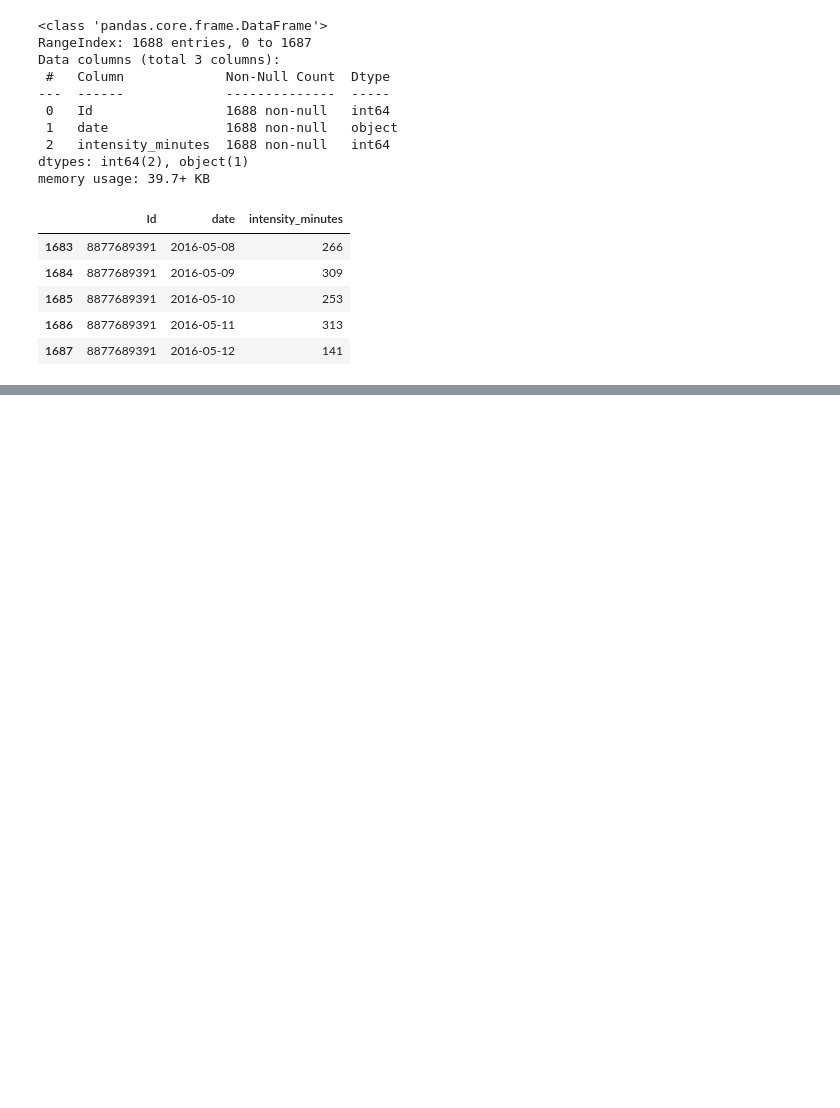
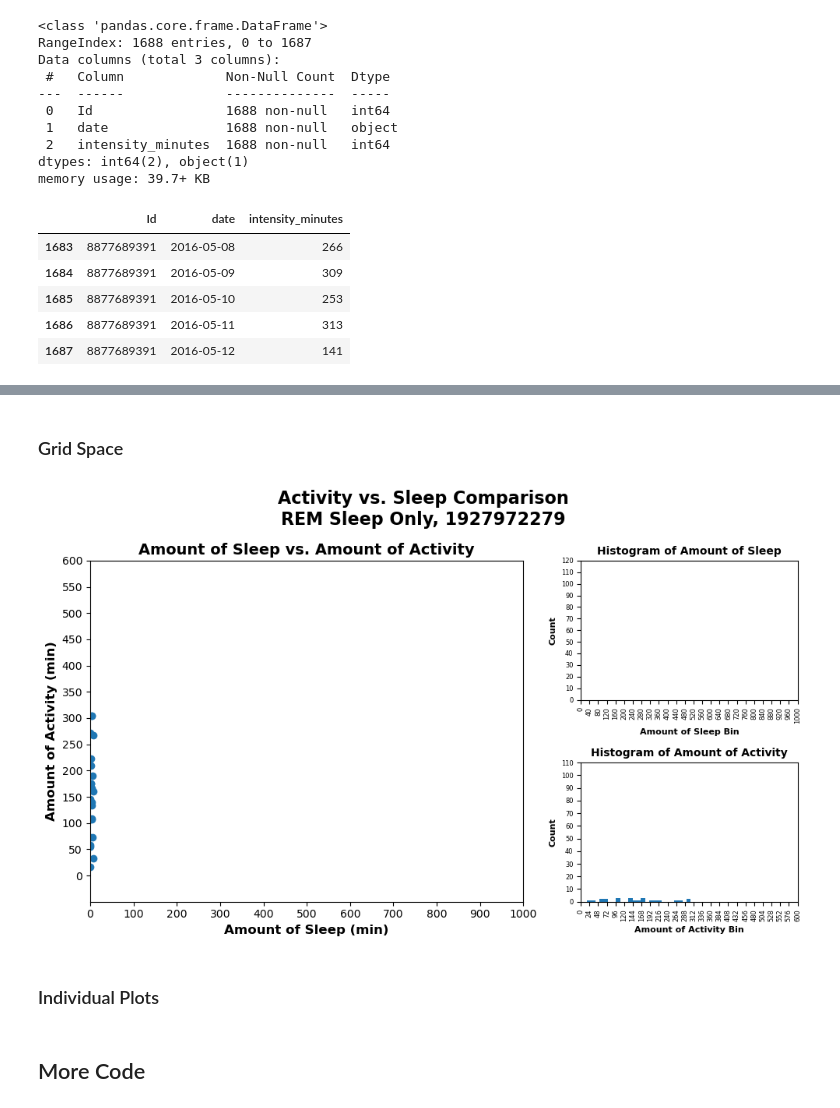
Before and after one commit to kashif45z2003/fitness_eda_Project, a Jupyter notebook: q2_sleep_impact.ipynb, the cells around one changed output, grey strips where cells are left out. Cells and saved outputs as stored; diff of their text form; code cells hidden in the pictures; blank space fills up the shorter version.

```diff
--- a/q2_sleep_impact.ipynb
+++ b/q2_sleep_impact.ipynb
@@ -203,0 +347,74 @@ plt.show()
+# %% [markdown]
+### Grid Space
+# %%
+#plot using GridSpec
+match sleep_level:
+    case("all"):
+        desc_sleep_level="All Sleep Levels"
+    case(1):
+        desc_sleep_level="Light Sleep Only"
+    case(2):
+        desc_sleep_level="Deep Sleep Only"
+    case(3):
+        desc_sleep_level="REM Sleep Only"
+
+match user_id:
+    case("all"):
+        desc_user_id="All Users"
+    case _:
+        desc_user_id=str(user_id)
+
+
+
+#create figure
+fig1=plt.figure(figsize=(10,6))
+fig1.suptitle(f"Activity vs. Sleep Comparison\n{desc_sleep_level}, {desc_user_id}", fontweight="bold", fontsize=16)
+
+#define GridSpec
+gs=fig1.add_gridspec(2,2, width_ratios=[2,1])
+
+#plot scatter
+ax1=fig1.add_subplot(gs[:,0])
+ax1.scatter(x=df_intensity_sleep_day["sleep_minutes"], y=df_intensity_sleep_day["intensity_minutes"])
+ax1.set_yticks(ticks=range(0,650,50))
+ax1.tick_params(axis="y", labelsize=10)
+ax1.set_ylim(-50,600)
+ax1.set_xticks(ticks=range(0,1100,100))
+ax1.set_xlim(0,1000)
+ax1.tick_params(axis="x", labelsize=10)
+ax1.set_xlabel("Amount of Sleep (min)",fontweight="bold",fontsize=12)
+ax1.set_ylabel("Amount of Activity (min)",fontweight="bold",fontsize=12)
+ax1.set_title("Amount of Sleep vs. Amount of Activity",fontweight="bold",fontsize=14)
+
+#plot histogram of sleep
+ax2=fig1.add_subplot(gs[0,1])
+ax2.hist(df_intensity_sleep_day["sleep_minutes"],bins=25)
+ax2.set_xlim(0,1000)
+ax2.set_xticks(ticks=range(0,1040,40))
+ax2.set_xlabel("Amount of Sleep Bin",fontweight="bold",fontsize=8)
+ax2.tick_params(axis="x", rotation=90,labelsize=6)
+ax2.set_ylim(0,120)
+ax2.set_yticks(ticks=range(0,130,10))
+ax2.set_ylabel("Count",fontweight="bold",fontsize=8)
+ax2.tick_params(axis="y",labelsize=6)
+ax2.set_title("Histogram of Amount of Sleep", fontweight="bold",fontsize=10)
+
+#plot histogram of activity
+ax3=fig1.add_subplot(gs[1,1])
+ax3.hist(df_intensity_sleep_day["intensity_minutes"],bins=25)
+ax3.set_xlim(0,600)
+ax3.set_xticks(ticks=range(0,613,24))
+ax3.set_xlabel("Amount of Activity Bin",fontweight="bold",fontsize=8)
+ax3.tick_params(axis="x", rotation=90,labelsize=6)
+ax3.set_ylim(0,110)
+ax3.set_yticks(ticks=range(0,120,10))
+ax3.set_ylabel("Count",fontweight="bold", fontsize=8)
+ax3.tick_params(axis="y",labelsize=6)
+ax3.set_title("Histogram of Amount of Activity", fontweight="bold",fontsize=10)
+
+plt.tight_layout()
+plt.show()
+# %% [output]
+[figure, added]
+# %% [markdown]
+### Individual Plots
@@ -204,3 +439,5 @@ plt.show()
+# %% [markdown]
+## More Code
 # %%
 #outliers
 quartiles=df_intensity_sleep_day["sleep_minutes"].quantile([0.25,0.5,0.75])
```
Also changed, not shown: parts of 23 cells of this notebook.
